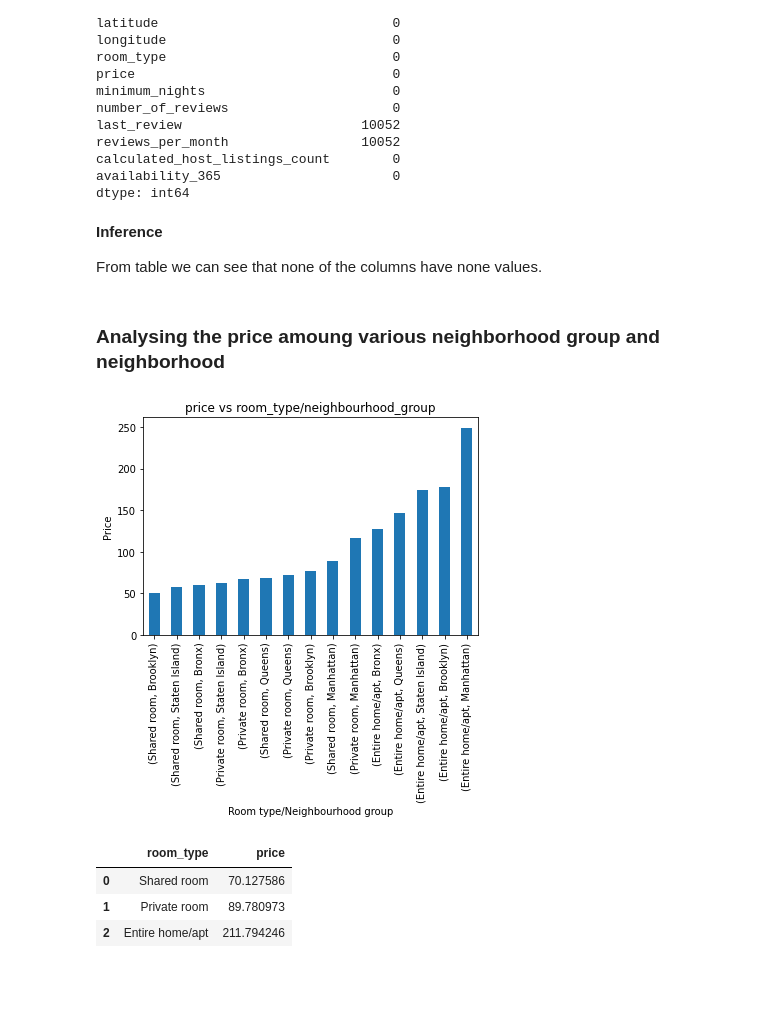
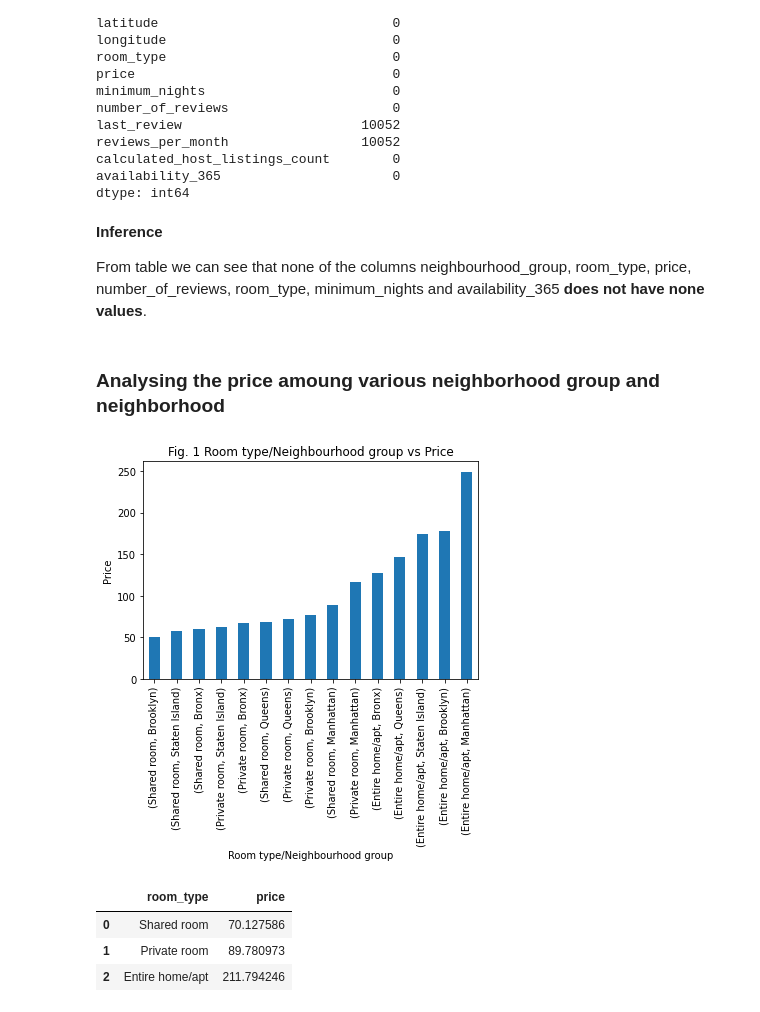
Before and after one commit to Jayganesh-C/Airbnb-booking-analysis, a Jupyter notebook: Airbnb_Bookings_Analysis_Capstone_Project_Jayganesh_C.ipynb, the cells around one changed output. Cells and saved outputs as stored; diff of their text form; code cells hidden in the pictures; blank space fills up the shorter version.

```diff
--- a/Airbnb_Bookings_Analysis_Capstone_Project_Jayganesh_C.ipynb
+++ b/Airbnb_Bookings_Analysis_Capstone_Project_Jayganesh_C.ipynb
@@ -60,18 +55,19 @@ dtype: int64
 # %% [markdown]
 **Inference**
 
-From table we can see that none of the columns have none values.
+From table we can see that none of the columns neighbourhood_group, room_type, price, number_of_reviews, room_type, minimum_nights and availability_365 **does not have none values**.
 # %% [markdown]
 ### **Analysing the price amoung various neighborhood group and neighborhood**
 # %%
 # Find the mean price by grouping by room type and neighbourhood group
 room_type_df = air_bnb_df.groupby(['room_type','neighbourhood_group'])['price'].mean().sort_values(ascending=True)
 room_type_df.plot(kind='bar').set_title('price vs room_type/neighbourhood_group')
 plt.xlabel("Room type/Neighbourhood group")
 plt.ylabel("Price")
+plt.title("Fig. 1 Room type/Neighbourhood group vs Price")
 plt.show()
 # %% [output]
-[figure, old version]
+[figure, new version]
 # %%
 # Find price for each room type and find the mean for the room types
 price_df = air_bnb_df.groupby(['room_type'])['price'].mean().sort_values(ascending=True)
```
Also changed, not shown: parts of 13 cells of this notebook.
